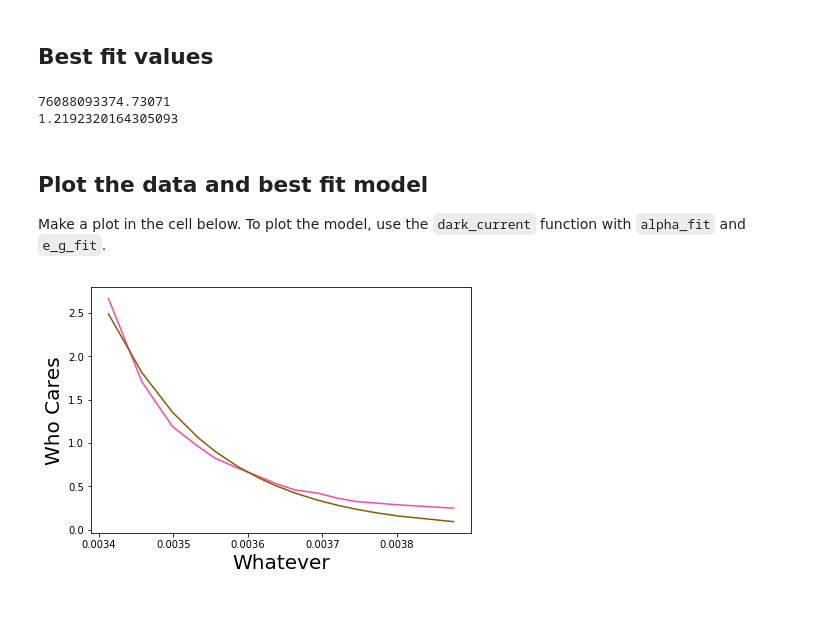
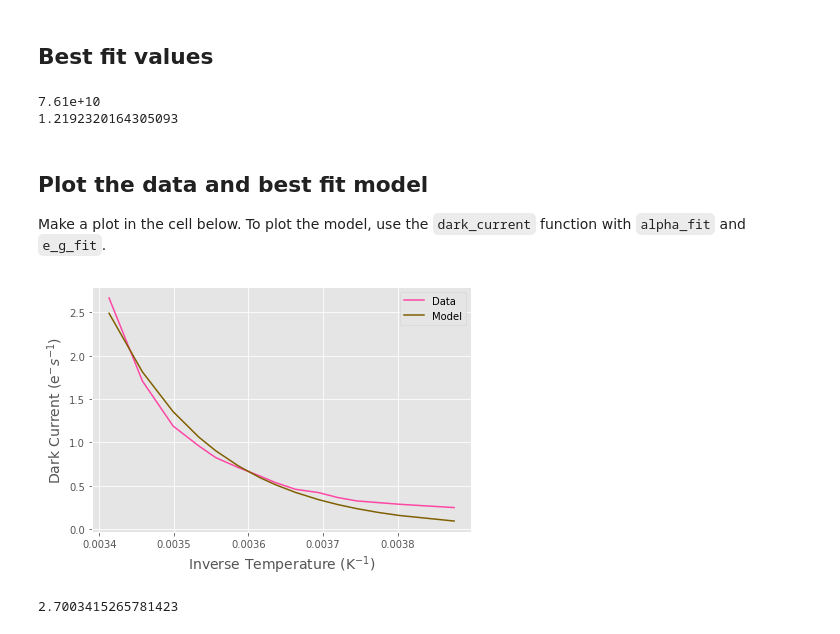
Before and after one commit to smbet/480, a Jupyter notebook: band_gap_i_dont_know_help_arent_i_hilarious.ipynb, the cells around one changed output. Cells and saved outputs as stored; diff of their text form; code cells hidden in the pictures; blank space fills up the shorter version.

```diff
--- a/band_gap_i_dont_know_help_arent_i_hilarious.ipynb
+++ b/band_gap_i_dont_know_help_arent_i_hilarious.ipynb
@@ -39,6 +39,8 @@ electrons_per_sec
 array([0.24916667, 0.2875    , 0.30666667, 0.32583333, 0.36416667,
        0.42166667, 0.46      , 0.53666667, 0.61333333, 0.70916667,
        0.82416667, 0.95833333, 1.18833333, 1.70583333, 2.66416667])
+# %%
+plt.style.use('ggplot')
 # %% [markdown]
 ## Plot dark current (e-/sec) vs. inverse temperature
 Make a plot in the cell below
@@ -101,10 +104,10 @@ sig_alpha, sig_e_g = np.sqrt(np.diag(p_cov))
 ## Best fit values
 # %%
 alpha_fit, e_g_fit = p_opt
-print(alpha_fit)
+print('{0:.2e}'.format(alpha_fit))
 print(e_g_fit)
 # %% [output]
-76088093374.73071
+7.61e+10
 1.2192320164305093
 # %% [markdown]
 ## Plot the data and best fit model
@@ -113,11 +116,17 @@ Make a plot in the cell below. To plot the model, use the `dark_current` functio
 # %%
 fig,ax = plt.subplots(1,1)
 fig.tight_layout()
 # plotting model versus data
-ax.plot(1/t_kel, electrons_per_sec, alpha=1.0, color='xkcd:barbie pink')
-ax.plot(1/t_kel, dark_current(t_kel, alpha_fit, e_g_fit), alpha=1.0, color='xkcd:shit')
-ax.set_xlabel("Whatever", fontsize=20)
-ax.set_ylabel("Who Cares", fontsize=20)
-fig.savefig('ccd_lab_fig2.png', bbox_inches='tight');
+line1, = ax.plot(1/t_kel, electrons_per_sec, alpha=1.0, color='xkcd:barbie pink') # You can brush my hair,...
+line2, = ax.plot(1/t_kel, dark_current(t_kel, alpha_fit, e_g_fit), alpha=1.0, color='xkcd:shit')
+ax.legend((line1, line2), ('Data', 'Model'))
+ax.set_xlabel("Inverse Temperature (K$^{-1}$)", fontsize=14)
+ax.set_ylabel("Dark Current (e$^{-}s^{-1}$)", fontsize=14)
+fig.savefig('ccd_lab_dc_fig2.png', bbox_inches='tight');
 # %% [output]
-[figure, old version]
+[figure, new version]
+# %%
+zero_C_dc = dark_current(294, alpha_fit, e_g_fit)
+zero_C_dc
+# %% [output]
+2.7003415265781423
```
Also changed, not shown: parts of 1 cell of this notebook, 3 other files.
